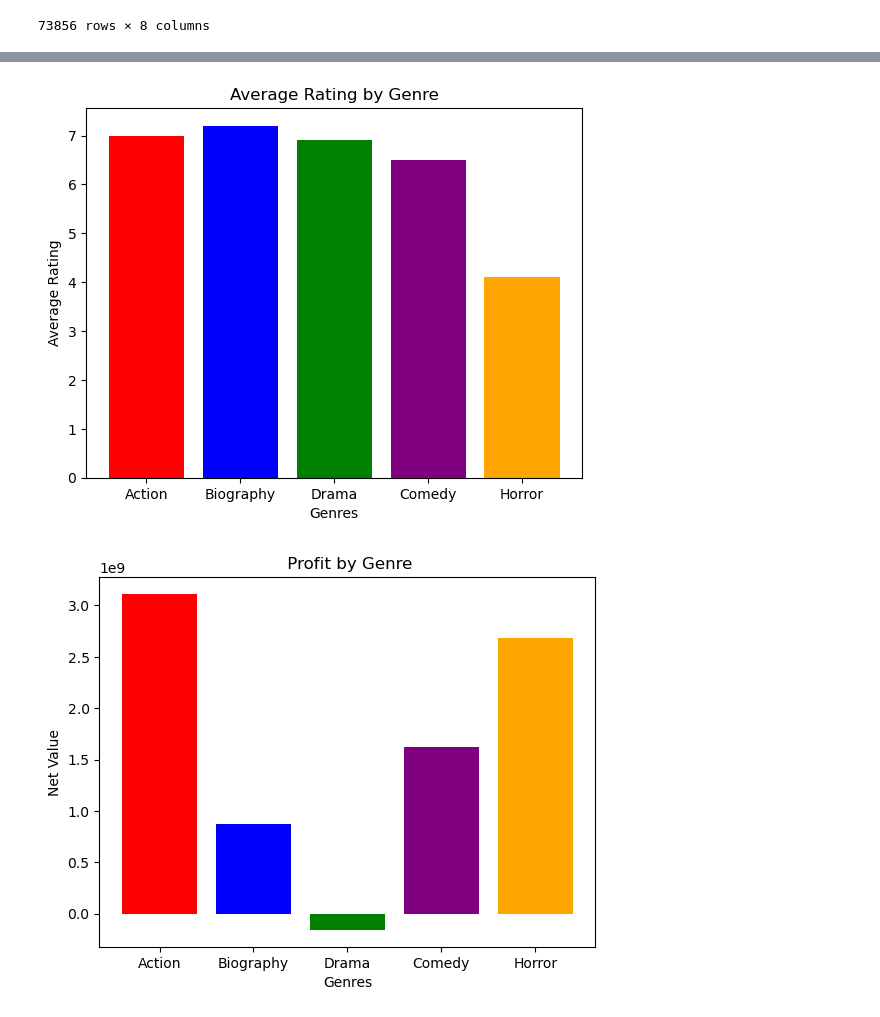
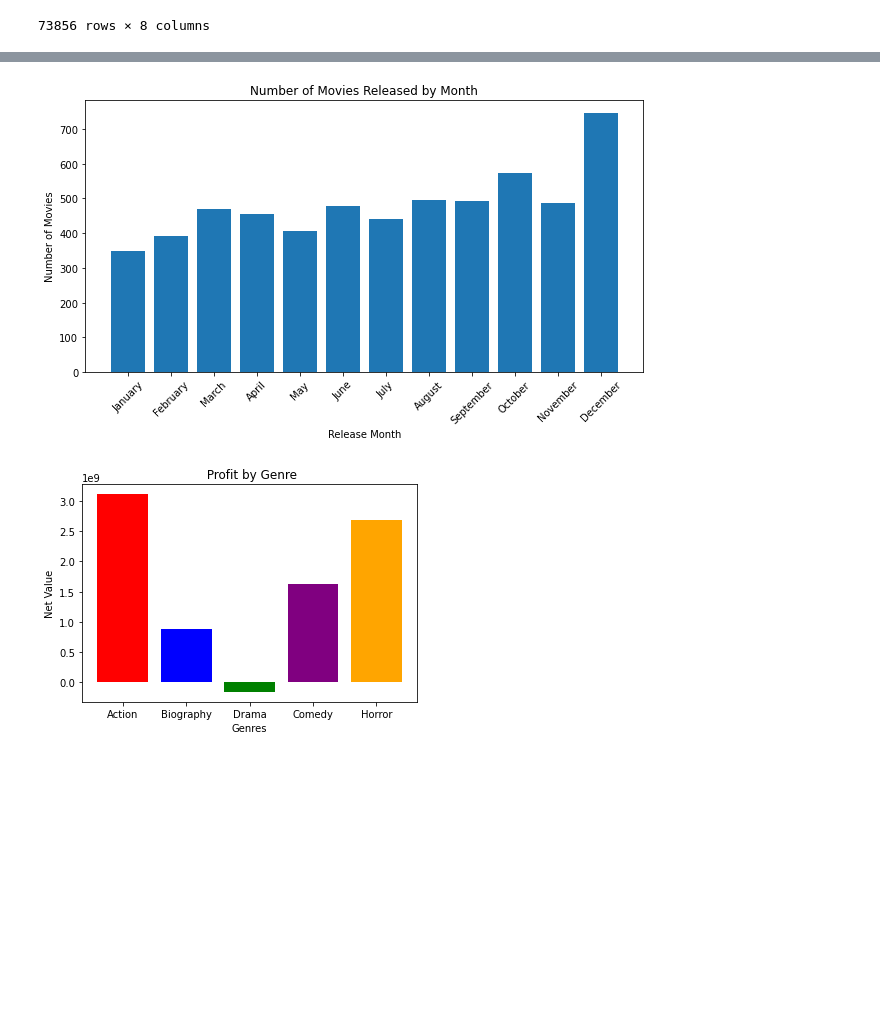
Before and after one commit to kaula12/GroupTwo_PhaseTwo_Project, a Jupyter notebook: student.ipynb, the cells around one changed output, grey strips where cells are left out. Drawn from its saved outputs; the diff is of its cells as text; code cells hidden in the pictures; blank space fills up the shorter version.

Commit message:
Making changes in Visuals

```diff
--- a/student.ipynb
+++ b/student.ipynb
@@ -951,0 +942,11 @@ c_imdb
+# %%
+# Monthly Performance based on Worldwide Gross
+c_numbers['month'] = pd.to_datetime(c_numbers['release_date']).dt.month_name()
+
+monthly_performance = (
+    c_numbers.groupby('month')['worldwide_gross']
+    .mean()
+    .sort_values(ascending=False)
+)
+
+monthly_performance.head()
@@ -952,26 +1013,37 @@ c_imdb
+# %%
+#Number of Movies Released by Month
+c_numbers['month'] = pd.to_datetime(c_numbers['release_date']).dt.month_name()
+movies_per_month = (
+    c_numbers['month']
+    .value_counts()
+)
+month_order = [
+    'January','February','March','April','May','June',
+    'July','August','September','October','November','December'
+]
+
+movies_per_month = movies_per_month.reindex(month_order)
+
+plt.figure(figsize=(10,5))
+plt.bar(movies_per_month.index, movies_per_month.values)
+plt.title("Number of Movies Released by Month")
+plt.xlabel("Release Month")
+plt.ylabel("Number of Movies")
+plt.xticks(rotation=45)
+plt.show()
+# %% [output]
+[figure, added]
 # %%
-#Average Rating by Genre
+#***Profit by Genre
 x=c_imdb["genres"].head(6)
-y=c_imdb["averagerating"].head(6)
+y=c_numbers["net"].head(6)
 plt.bar(x,y, color=['red', 'blue', 'green', 'orange', 'purple', 'orange'])
-plt.figsize=(10, 5)
-plt.title("Average Rating by Genre")
 plt.xlabel("Genres")
-plt.ylabel("Average Rating")
+plt.ylabel("Net Value")
+plt.title(" Profit by Genre")
 plt.show()
 # %% [output]
-[figure, old version]
+[figure, new version]
-# %%
-#Profit by Genre
-x=c_imdb["genres"].head(6)
-y=c_numbers["net"].head(6)
-plt.bar(x,y, color=['red', 'blue', 'green', 'orange', 'purple', 'orange'])
-plt.xlabel("Genres")
-plt.ylabel("Net Value")
-plt.title(" Profit by Genre")
-plt.show()
-# %% [output]
-[figure, removed]
 # %%
 # Production Budget vs Worldwide Gross
 
```
Also changed, not shown: parts of 27 cells of this notebook, 2 other files.
